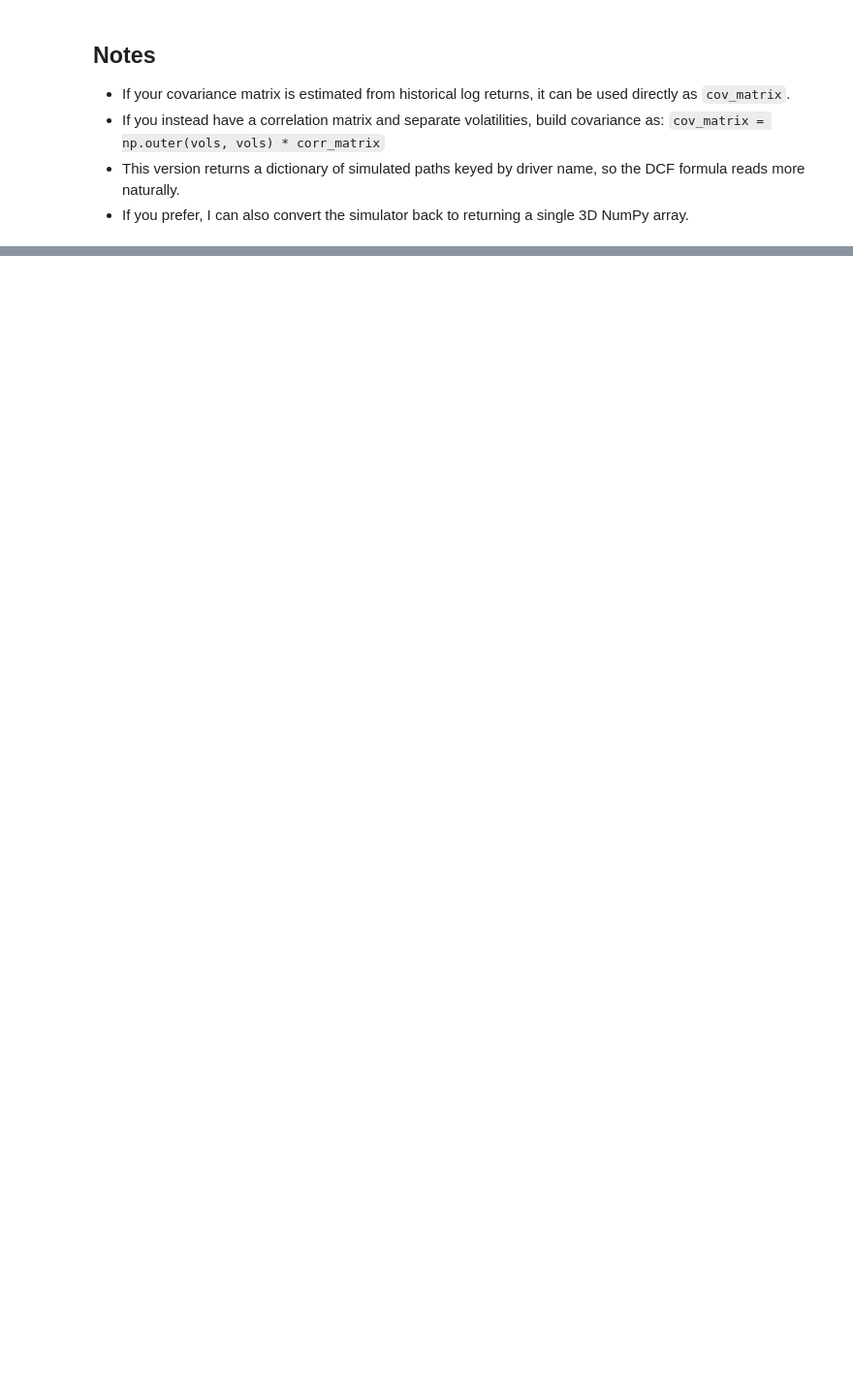
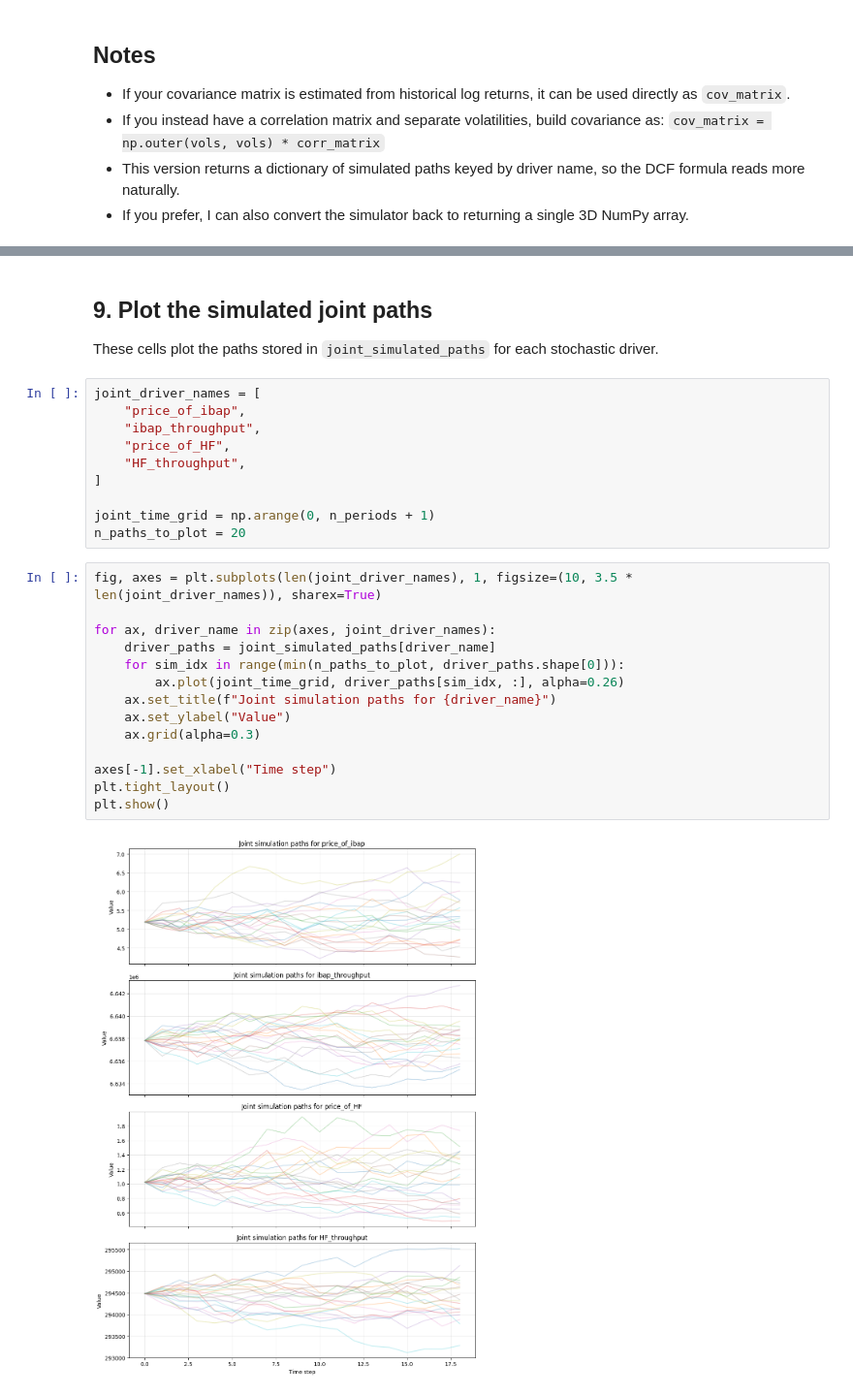
Before and after one commit to Spike-Chan-38/NUS-CN4119-Final-Year-Project-2026, a Jupyter notebook: monte_carlo_multidimGBM.ipynb, the cells around one changed output, grey strips where cells are left out. Shown at 97% size. Saved outputs shown, nothing was run; the diff lists cells and outputs as text; blank space fills up the shorter version.

```diff
--- a/monte_carlo_multidimGBM.ipynb
+++ b/monte_carlo_multidimGBM.ipynb
@@ -300,0 +565,30 @@ plt.show()
+# %% [markdown]
+## 9. Plot the simulated joint paths
+
+These cells plot the paths stored in `joint_simulated_paths` for each stochastic driver.
+# %%
+joint_driver_names = [
+    "price_of_ibap",
+    "ibap_throughput",
+    "price_of_HF",
+    "HF_throughput",
+]
+
+joint_time_grid = np.arange(0, n_periods + 1)
+n_paths_to_plot = 20
+# %%
+fig, axes = plt.subplots(len(joint_driver_names), 1, figsize=(10, 3.5 * len(joint_driver_names)), sharex=True)
+
+for ax, driver_name in zip(axes, joint_driver_names):
+    driver_paths = joint_simulated_paths[driver_name]
+    for sim_idx in range(min(n_paths_to_plot, driver_paths.shape[0])):
+        ax.plot(joint_time_grid, driver_paths[sim_idx, :], alpha=0.26)
+    ax.set_title(f"Joint simulation paths for {driver_name}")
+    ax.set_ylabel("Value")
+    ax.grid(alpha=0.3)
+
+axes[-1].set_xlabel("Time step")
+plt.tight_layout()
+plt.show()
+# %% [output]
+[figure, added]
```
Also changed, not shown: parts of 14 cells of this notebook.
